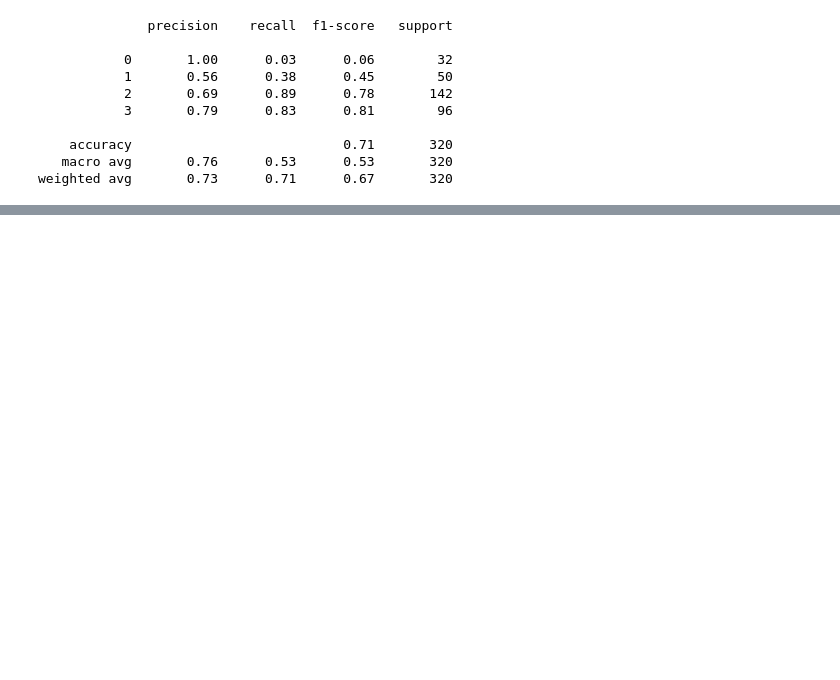
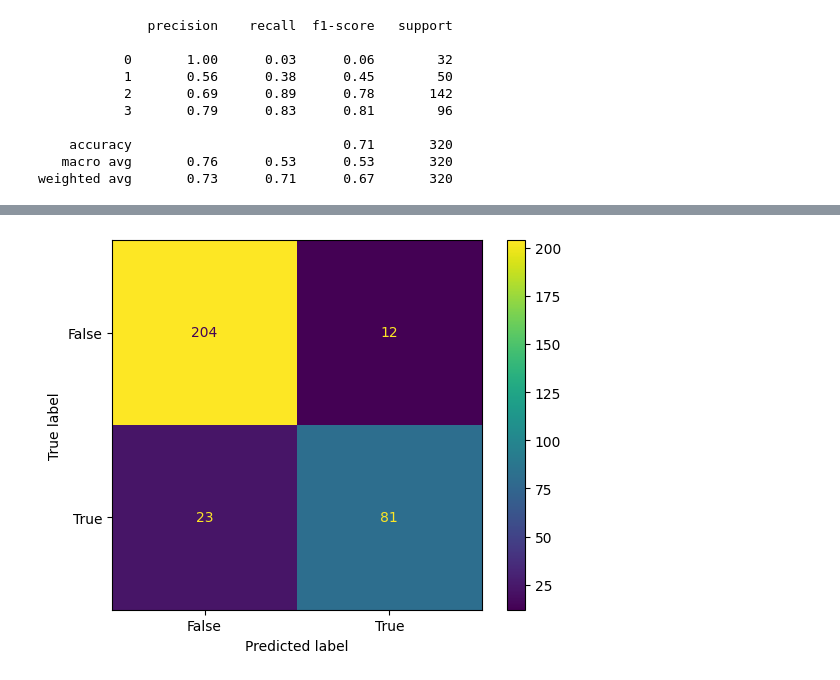
Before and after one commit to Jeremstym/NLP_intent_class, a Jupyter notebook: intent_classifier.ipynb, the cells around one changed output, grey strips where cells are left out. Saved outputs shown, nothing was run; the diff lists cells and outputs as text; code cells hidden in the pictures; blank space fills up the shorter version.

```diff
--- a/intent_classifier.ipynb
+++ b/intent_classifier.ipynb
@@ -214,3 +251,24 @@ print(report2)
     accuracy                           0.71       320
    macro avg       0.76      0.53      0.53       320
 weighted avg       0.73      0.71      0.67       320
+# %%
+binary_model = torch.load("binary_baseline.pt").to("cpu")
+# %%
+ids = []
+mask = []
+token_type = []
+target = []
+for i, data in enumerate(binar_testloader):
+    ids.append(data["ids"])
+    mask.append(data["mask"])
+    token_type.append(data["token_type_ids"])
+    target.append(data["targets"])
+    if i == 10:
+        break
+ids = torch.vstack(ids[:-1])
+mask = torch.vstack(mask[:-1])
+token_type = torch.vstack(token_type[:-1])
+target = torch.hstack(target[:-1])
+
+pred = binary_model(ids, mask, token_type).max(1)[1].detach().cpu().numpy()
+report2 = classification_report(target, pred)
@@ -216,0 +286,25 @@ weighted avg       0.73      0.71      0.67       320
+# %%
+ids = []
+mask = []
+token_type = []
+target = []
+for i, data in enumerate(binar_testloader):
+    ids.append(data["ids"])
+    mask.append(data["mask"])
+    token_type.append(data["token_type_ids"])
+    target.append(data["targets"])
+    if i == 10:
+        break
+ids = torch.vstack(ids[:-1])
+mask = torch.vstack(mask[:-1])
+token_type = torch.vstack(token_type[:-1])
+target = torch.hstack(target[:-1])
+
+pred = binary_model(ids, mask, token_type).max(1)[1].detach().cpu().numpy()
+confusion_matrix = metrics.confusion_matrix(target, pred)
+cm_display = metrics.ConfusionMatrixDisplay(confusion_matrix=confusion_matrix, display_labels=[False, True])
+
+cm_display.plot()
+plt.show()
+# %% [output]
+[figure, added]
```
Also changed, not shown: parts of 9 cells of this notebook.
